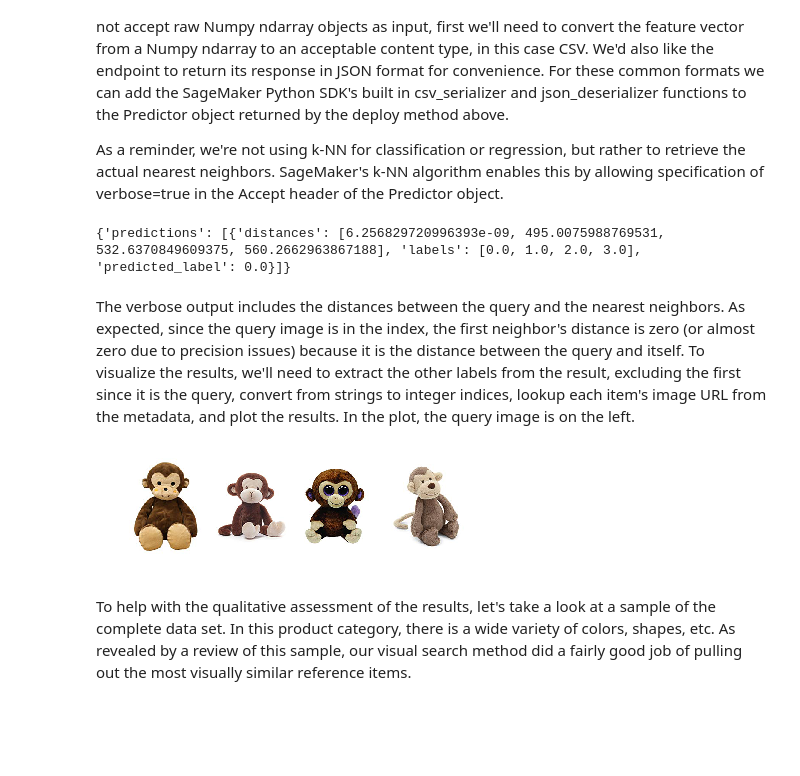
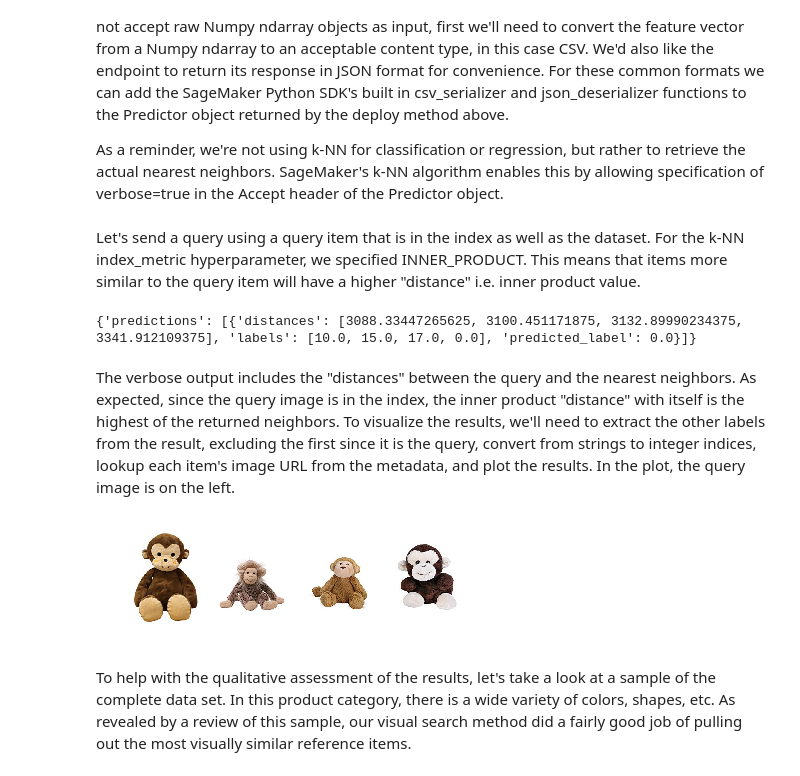
Before and after one commit to awslabs/visual-search, a Jupyter notebook: notebooks/visual-search-feature-generation.ipynb, the cells around one changed output. Drawn from its saved outputs; the diff is of its cells as text; code cells hidden in the pictures; blank space fills up the shorter version.

Commit message:
change index metric to inner product etc.

```diff
--- a/notebooks/visual-search-feature-generation.ipynb
+++ b/notebooks/visual-search-feature-generation.ipynb
@@ -131,7 +131,7 @@ def process_file(file_name, start_index=0):
 # %% [markdown]
 Now that we've defined a way to featurize images, let's apply it to a small sample of a test data set. The above function will return a dictionary of product metadata as well as a Numpy matrix where each row corresponds to a reference item's feature vector.
 # %%
-products, train_features = process_file('monkey-data.txt')
+products, train_features = process_file('sample-data.txt')
 # %% [markdown]
 ---
 ## Build a Search Index with SageMaker's k-NN Algorithm <a class="anchor" id="Sagemaker-k-NN"></a>
@@ -208,8 +208,8 @@ hyperparams = {
     'k': 4,
     'predictor_type': 'classifier',
     'index_type': 'faiss.Flat',
-    'index_metric': 'L2',
-    'sample_size': 20
+    'index_metric': 'INNER_PRODUCT',
+    'sample_size': 60
 }
 
 output_path = 's3://' + bucket + '/' + prefix + '/output'
@@ -261,33 +261,36 @@ knn_predictor.content_type = 'text/csv'
 knn_predictor.accept = 'application/json; verbose=true'
 knn_predictor.serializer = csv_serializer
 knn_predictor.deserializer = json_deserializer
+# %% [markdown]
+Let's send a query using a query item that is in the index as well as the dataset. For the k-NN index_metric hyperparameter, we specified INNER_PRODUCT. This means that items more similar to the query item will have a higher "distance" i.e. inner product value.
 # %%
 query_id = 0
 result = knn_predictor.predict(train_features[query_id])
 print(result)
 # %% [output]
-{'predictions': [{'distances': [6.256829720996393e-09, 495.0075988769531, 532.6370849609375, 560.2662963867188], 'labels': [0.0, 1.0, 2.0, 3.0], 'predicted_label': 0.0}]}
+{'predictions': [{'distances': [3088.33447265625, 3100.451171875, 3132.89990234375, 3341.912109375], 'labels': [10.0, 15.0, 17.0, 0.0], 'predicted_label': 0.0}]}
 # %% [markdown]
-The verbose output includes the distances between the query and the nearest neighbors. As expected, since the query image is in the index, the first neighbor's distance is zero (or almost zero due to precision issues) because it is the distance between the query and itself. To visualize the results, we'll need to extract the other labels from the result, excluding the first since it is the query, convert from strings to integer indices, lookup each item's image URL from the metadata, and plot the results. In the plot, the query image is on the left.
+The verbose output includes the "distances" between the query and the nearest neighbors. As expected, since the query image is in the index, the inner product "distance" with itself is the highest of the returned neighbors. To visualize the results, we'll need to extract the other labels from the result, excluding the first since it is the query, convert from strings to integer indices, lookup each item's image URL from the metadata, and plot the results. In the plot, the query image is on the left.
 # %%
-f_nb = (((result['predictions'])[0])['labels'])[1:]
-ids = [int(e) for e in f_nb]
+f_nb = (((result['predictions'])[0])['labels'])
+ids = [int(e) for e in f_nb if e != query_id]
+ids = ids[::-1]
 query_object = next((item for item in products if item['id'] == str(query_id)))
 
 fig = plt.figure()
 fig.add_subplot(1,4,1)
 img = cv2.cvtColor(cv2.imread(query_object['imageFileName']), cv2.COLOR_BGR2RGB)
 plt.imshow(img)
 plt.axis('off')
 
 for index, id_num in enumerate(ids):
     product = products[id_num]
     img = cv2.cvtColor(cv2.imread(product['imageFileName']), cv2.COLOR_BGR2RGB)
     fig.add_subplot(1,4,index+2)
     plt.imshow(img)
     plt.axis('off')
 # %% [output]
-[figure, old version]
+[figure, new version]
 # %% [markdown]
 To help with the qualitative assessment of the results, let's take a look at a sample of the complete data set. In this product category, there is a wide variety of colors, shapes, etc. As revealed by a review of this sample, our visual search method did a fairly good job of pulling out the most visually similar reference items.
 # %%
```
Also changed, not shown: parts of 4 cells of this notebook.
